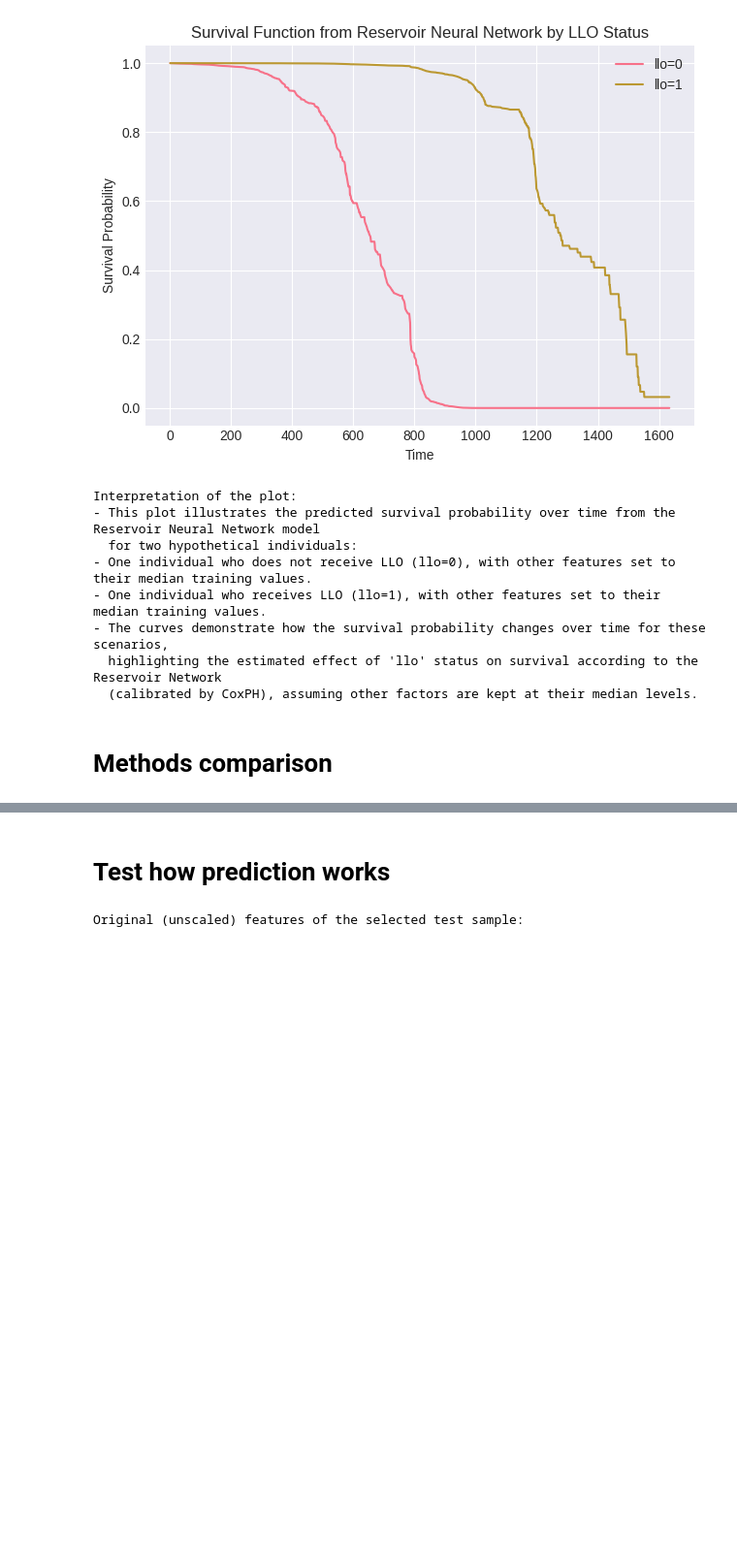
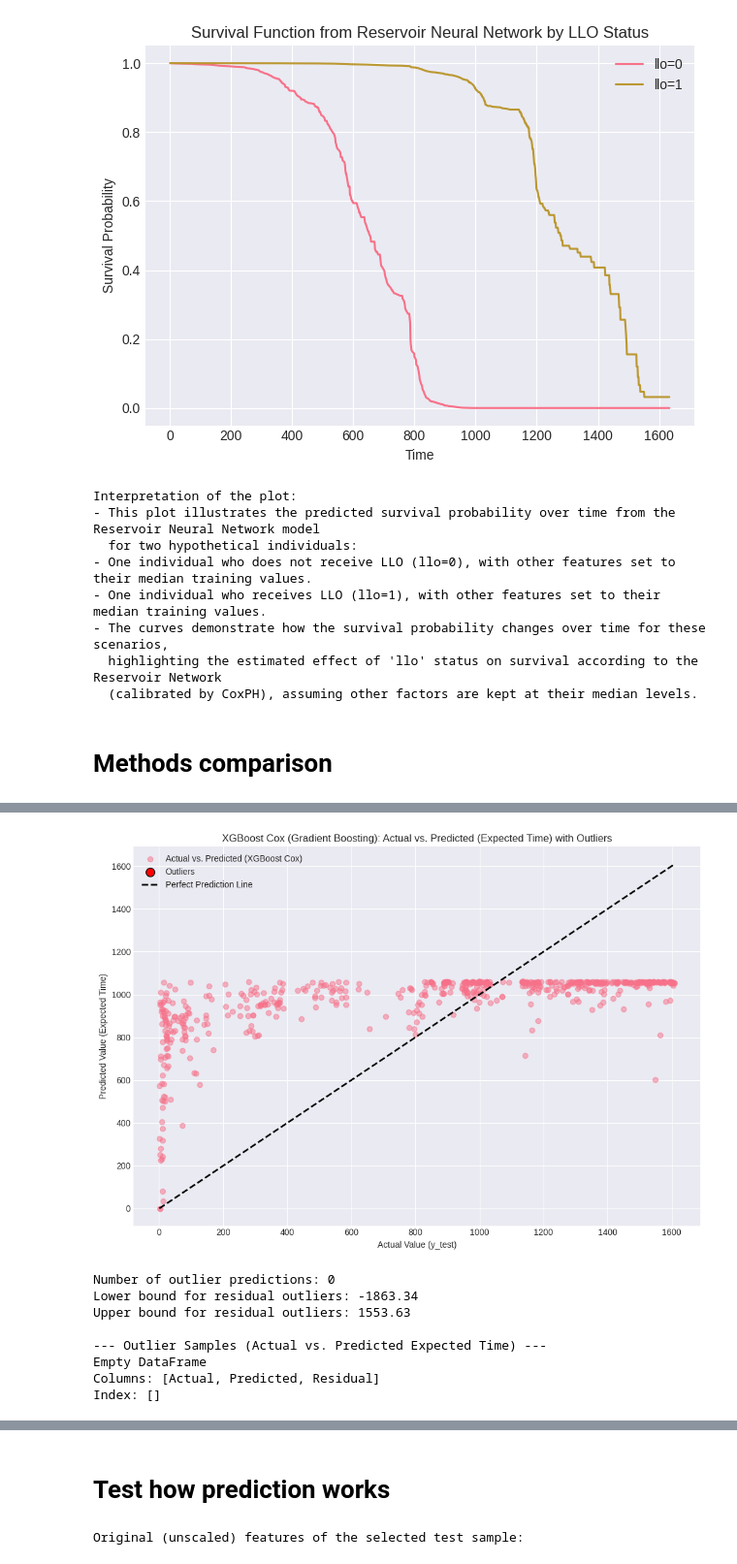
Before and after one commit to D2718281828nis/BioMedAI-Heart-Desease-LifeTime-Forecast, a Jupyter notebook: Survival-function-analysys.ipynb, the cells around one changed output, grey strips where cells are left out. Shown at 97% size. Cells and saved outputs as stored; diff of their text form; code cells hidden in the pictures; blank space fills up the shorter version.

```diff
--- a/Survival-function-analysys.ipynb
+++ b/Survival-function-analysys.ipynb
@@ -1408,3 +1405,69 @@ Interpretation of C-index:
 - The C-index (Concordance Index) measures the probability that, for a randomly chosen pair of individuals, the one who experienced the event earlier was also predicted to have a higher risk (or lower ...
 - In this comparison, the XGBoost Cox (Gradient Boosting) model shows the highest C-index, indicating it has the best discriminative power among the three models on the test set.
 - All three models demonstrate good predictive performance, with C-index values significantly above 0.5, suggesting they are all better than random chance at predicting survival outcomes.
+# %%
+import matplotlib.pyplot as plt
+import pandas as pd
+import numpy as np
+
+# 1. Get predicted risk scores for the test set using xgb_surv
+risk_test_xgb_pred = xgb_surv.predict(X_test_sc)
+
+# 2. Create a DataFrame with these risk scores for the cox_calibrator
+# The cox_calibrator expects a DataFrame with a column named 'xgb_risk'
+risk_df_for_calibrator_test = pd.DataFrame({'xgb_risk': risk_test_xgb_pred}, index=y_test.index)
+
+# 3. Use cox_calibrator.predict_expectation to get a single predicted time for each test sample
+# This will be the "predicted time" for our plot
+predicted_time_xgb = cox_calibrator.predict_expectation(risk_df_for_calibrator_test)
+
+# Align predicted_time_xgb with y_test if indices are different, or ensure they are Series/arrays
+# predicted_time_xgb is a Series, y_test is a Series, both from the test set indices.
+
+# 4. Calculate residuals
+residuals_xgb = y_test - predicted_time_xgb
+
+# 5. Calculate IQR for residuals to identify outliers
+Q1_res_xgb = residuals_xgb.quantile(0.25)
+Q3_res_xgb = residuals_xgb.quantile(0.75)
+IQR_res_xgb = Q3_res_xgb - Q1_res_xgb
+
+lower_bound_res_xgb = Q1_res_xgb - 1.5 * IQR_res_xgb
+upper_bound_res_xgb = Q3_res_xgb + 1.5 * IQR_res_xgb
+
+# Identify outlier residuals
+outlier_mask_xgb = (residuals_xgb < lower_bound_res_xgb) | (residuals_xgb > upper_bound_res_xgb)
+
+outlier_y_test_xgb = y_test[outlier_mask_xgb]
+outlier_predicted_time_xgb = predicted_time_xgb[outlier_mask_xgb]
+
+# 6. Plotting actual vs. predicted values with outliers highlighted
+plt.figure(figsize=(10, 7))
+plt.scatter(y_test, predicted_time_xgb, alpha=0.5, label='Actual vs. Predicted (XGBoost Cox)')
+plt.scatter(outlier_y_test_xgb, outlier_predicted_time_xgb, color='red', s=100, label='Outliers', edgecolors='black')
+plt.plot([y_test.min(), y_test.max()], [y_test.min(), y_test.max()], 'k--', lw=2, label='Perfect Prediction Line')
+plt.xlabel('Actual Value (y_test)')
+plt.ylabel('Predicted Value (Expected Time)')
+plt.title('XGBoost Cox (Gradient Boosting): Actual vs. Predicted (Expected Time) with Outliers')
+plt.legend()
+plt.grid(True)
+plt.tight_layout()
+plt.show()
+
+print(f"\nNumber of outlier predictions: {len(outlier_y_test_xgb)}")
+print(f"Lower bound for residual outliers: {lower_bound_res_xgb:.2f}")
+print(f"Upper bound for residual outliers: {upper_bound_res_xgb:.2f}")
+
+print("\n--- Outlier Samples (Actual vs. Predicted Expected Time) ---")
+outlier_df_xgb = pd.DataFrame({'Actual': outlier_y_test_xgb, 'Predicted': outlier_predicted_time_xgb, 'Residual': residuals_xgb[outlier_mask_xgb]})
+print(outlier_df_xgb.to_string())
+# %% [output]
+[figure, added]
+Number of outlier predictions: 0
+Lower bound for residual outliers: -1863.34
+Upper bound for residual outliers: 1553.63
+
+--- Outlier Samples (Actual vs. Predicted Expected Time) ---
+Empty DataFrame
+Columns: [Actual, Predicted, Residual]
+Index: []
```
Also changed, not shown: parts of 15 cells of this notebook.
